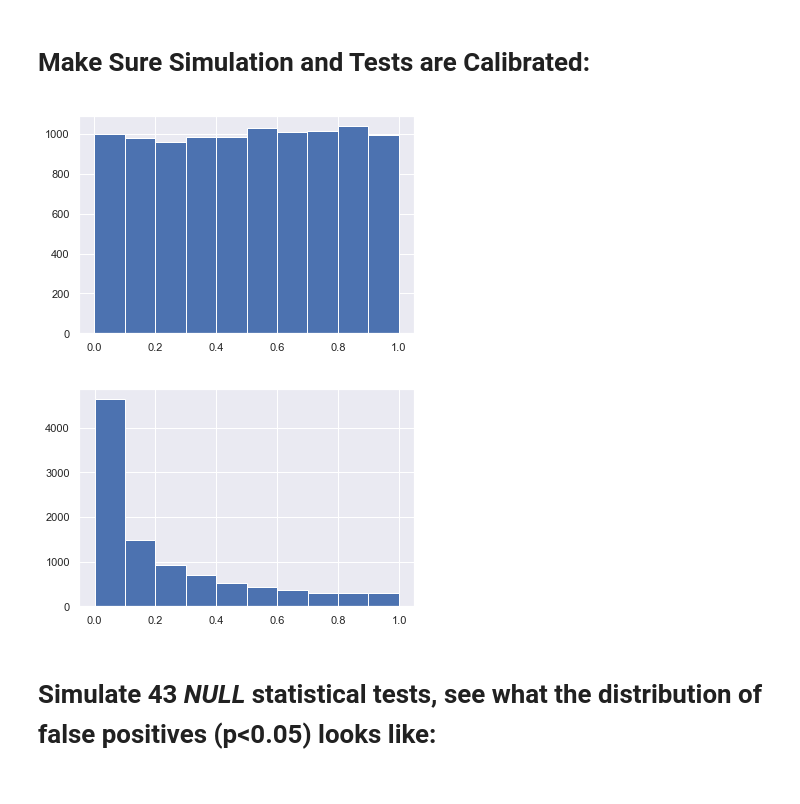
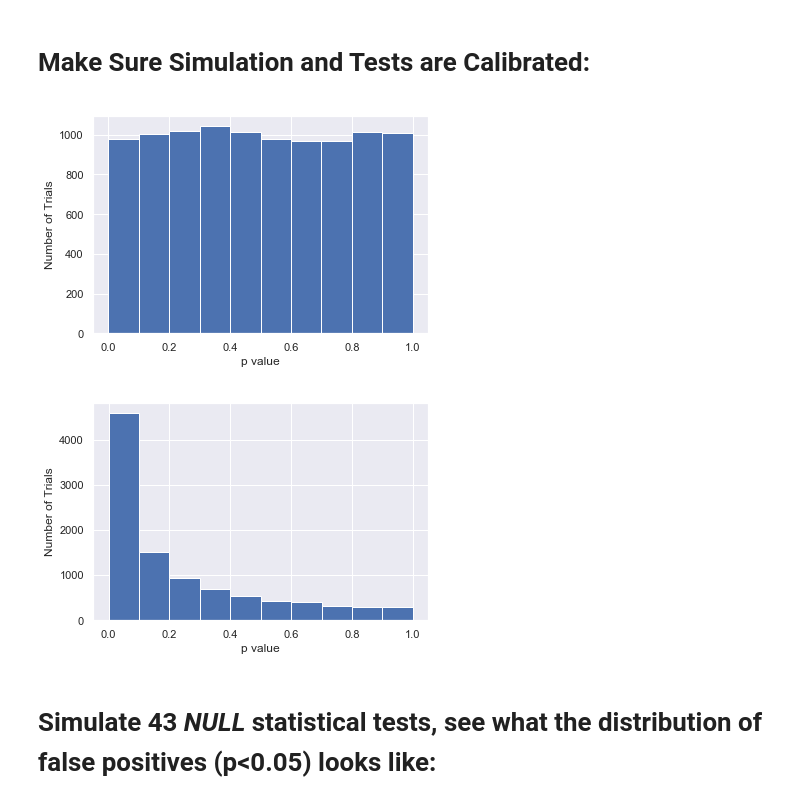
Before and after one commit to davidasiegel/False-Positive-Rate-for-Multiple-Tests-in-IAAF-Study-BJSM-2018, a Jupyter notebook: False Positive Rate for Multiple Tests in IAAF(?) Study, BJSM 2018.ipynb, the cells around one changed output. Cells and saved outputs as stored; diff of their text form; code cells hidden in the pictures.

```diff
--- a/False Positive Rate for Multiple Tests in IAAF(?) Study, BJSM 2018.ipynb
+++ b/False Positive Rate for Multiple Tests in IAAF(?) Study, BJSM 2018.ipynb
@@ -23,8 +23,11 @@ for trialnum in range(num_trials):
 # %%
 #Make sure the distribution of p-values is roughly uniform:
 n, bins, patches = plt.hist(pvalue_list)
+plt.xlabel('p value')
+plt.ylabel('Number of Trials')
+plt.show()
 # %% [output]
-[figure, old version]
+[figure, new version]
 # %%
 #For reference, this is what happens if the means are different:
 #Do this 10,000 times:
@@ -38,8 +41,11 @@ for trialnum in range(num_trials):
 # %%
 #Expect the distribution of p-values is not uniform:
 n, bins, patches = plt.hist(pvalue_list)
+plt.xlabel('p value')
+plt.ylabel('Number of Trials')
+plt.show()
 # %% [output]
-[figure, old version]
+[figure, new version]
 # %% [markdown]
 # Simulate 43 *NULL* statistical tests, see what the distribution of false positives (p<0.05) looks like:
 # %%
```
Also changed, not shown: parts of 6 cells of this notebook.
